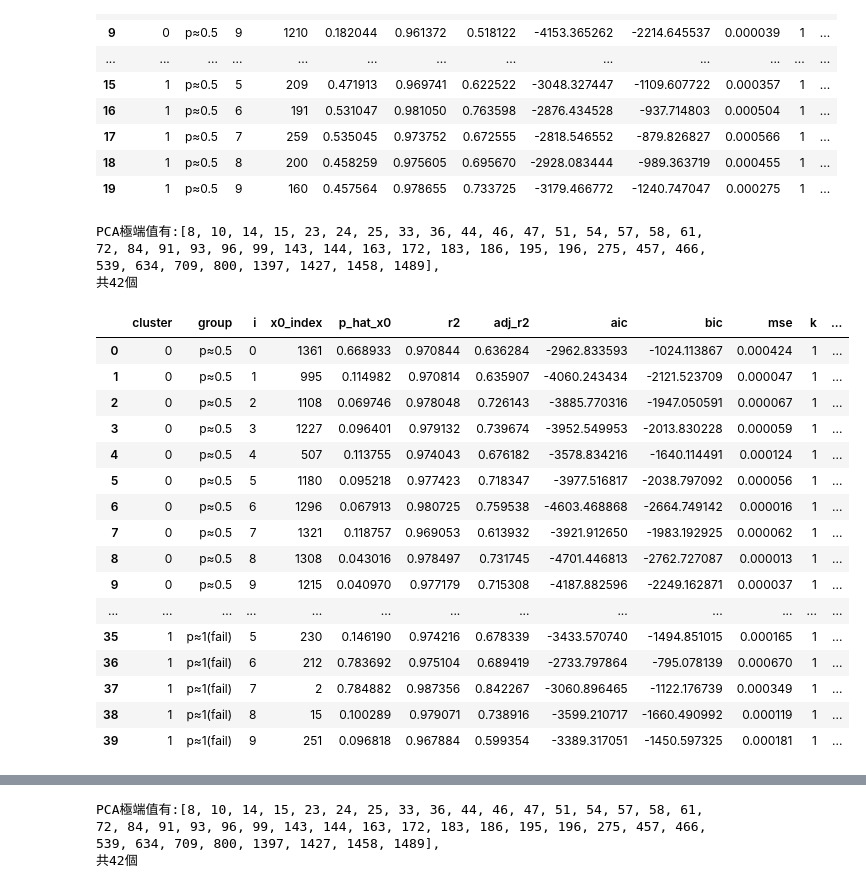
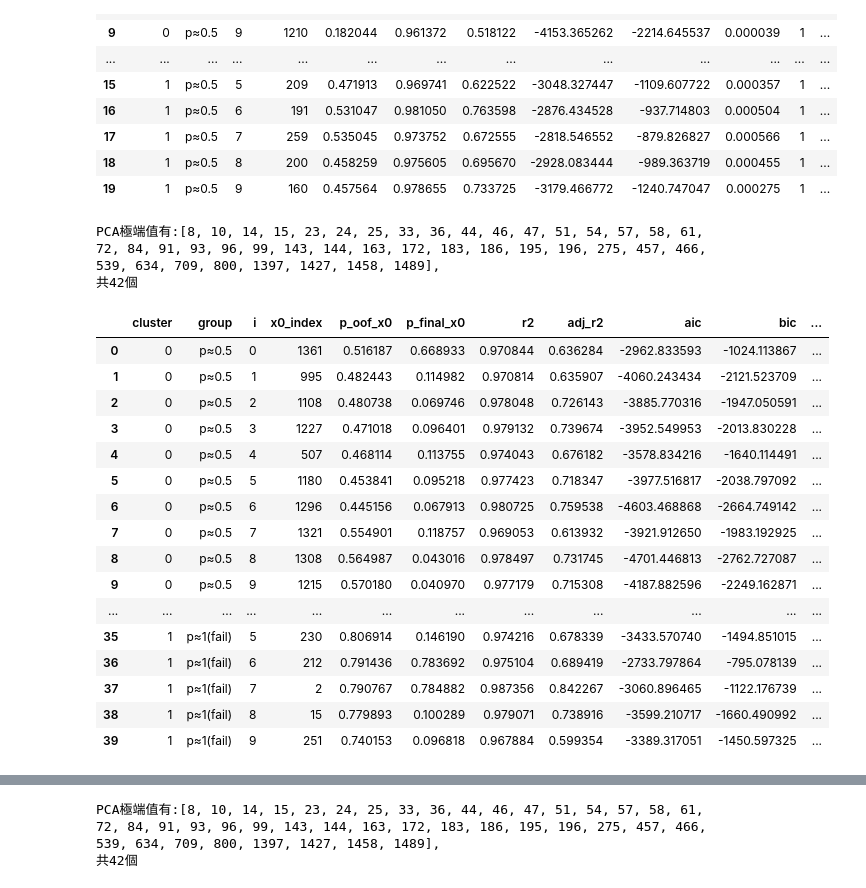
Before and after one commit to JackHuang0125/WHAT_I_DID, a Jupyter notebook: 0 Meeting/0_PAPER_1150107.ipynb, the cells around one changed output, grey strips where cells are left out. Saved outputs shown, nothing was run; the diff lists cells and outputs as text; code cells hidden in the pictures.

```diff
--- a/0 Meeting/0_PAPER_1150107.ipynb
+++ b/0 Meeting/0_PAPER_1150107.ipynb
@@ -531,7 +531,7 @@ def pick_x0_indices(p, target, topk=10, min_p=None):
 # ========= per-cluster local surrogate =========
 def run_local_surrogates_per_cluster(
     X_all_df, c_all, blackbox_by_c, p_hat_oof,
-    n_samples=500, delta=0.5, topk=10, random_state=42
+    n_samples=2000, delta=0.5, topk=10, random_state=42
 ):
     all_infos = []
 
@@ -566,7 +566,13 @@ def run_local_surrogates_per_cluster(
                 info["group"]     = tag
                 info["i"]         = int(j)
                 info["x0_index"]  = global_idx
-                info["p_hat_x0"]  = float(info["y_blackbox"][0])
+                # ===== 對齊：把「挑點用的 OOF 機率」寫進來 =====
+                info["p_oof_x0"]   = float(p_hat_c[pos])
+                # info["p_hat_x0"]  = float(info["y_blackbox"][0])
+
+                # ===== 額外留一個：最終 blackbox 在 x0 的機率（與 OOF 可能不同）=====
+                info["p_final_x0"] = float(m.predict_proba(x0.reshape(1, -1))[:, 1][0])
+
                 infos.append(info)
             return infos
 
@@ -584,48 +590,55 @@ infos_all = run_local_surrogates_per_cluster(
     delta=0.5,
     topk=10,
     random_state=42
 )
 
 # ========= metrics 表 =========
 def infos_to_metrics_df(infos):
     rows = []
     for d in infos:
         rows.append({
             "cluster": d.get("cluster", None),
             "group": d.get("group", None),
             "i": d.get("i", None),
             "x0_index": d.get("x0_index", None),
-            "p_hat_x0": d.get("p_hat_x0", np.nan),
+
+            # 對齊後：主欄位用 OOF
+            "p_oof_x0": d.get("p_oof_x0", np.nan),
+            # "p_hat_x0": d.get("p_hat_x0", np.nan),
+
+            # 保留最終模型機率供比較
+            "p_final_x0": d.get("p_final_x0", np.nan),
+
             "r2": d.get("r2", np.nan),
             "adj_r2": d.get("adj_r2", np.nan),
             "aic": d.get("aic", np.nan),
             "bic": d.get("bic", np.nan),
             "mse": d.get("mse", np.nan),
             "k": d.get("k", None),
             "delta": d.get("delta", None),
             "mode": d.get("mode", None),
         })
     return pd.DataFrame(rows).sort_values(["cluster", "group", "i"]).reset_index(drop=True)
 
 df_metrics = infos_to_metrics_df(infos_all)
 df_metrics
 # %% [output]
 PCA極端值有:[8, 10, 14, 15, 23, 24, 25, 33, 36, 44, 46, 47, 51, 54, 57, 58, 61, 72, 84, 91, 93, 96, 99, 143, 144, 163, 172, 183, 186, 195, 196, 275, 457, 466, 539, 634, 709, 800, 1397, 1427, 1458, 1489],
 共42個
-|  | cluster | group | i | x0_index | p_hat_x0 | r2 | adj_r2 | aic | bic | mse | k | ... |
-| 0 | 0 | p≈0.5 | 0 | 1361 | 0.668933 | 0.970844 | 0.636284 | -2962.833593 | -1024.113867 | 0.000424 | 1 | ... |
-| 1 | 0 | p≈0.5 | 1 | 995 | 0.114982 | 0.970814 | 0.635907 | -4060.243434 | -2121.523709 | 0.000047 | 1 | ... |
-| 2 | 0 | p≈0.5 | 2 | 1108 | 0.069746 | 0.978048 | 0.726143 | -3885.770316 | -1947.050591 | 0.000067 | 1 | ... |
-| 3 | 0 | p≈0.5 | 3 | 1227 | 0.096401 | 0.979132 | 0.739674 | -3952.549953 | -2013.830228 | 0.000059 | 1 | ... |
-| 4 | 0 | p≈0.5 | 4 | 507 | 0.113755 | 0.974043 | 0.676182 | -3578.834216 | -1640.114491 | 0.000124 | 1 | ... |
-| 5 | 0 | p≈0.5 | 5 | 1180 | 0.095218 | 0.977423 | 0.718347 | -3977.516817 | -2038.797092 | 0.000056 | 1 | ... |
-| 6 | 0 | p≈0.5 | 6 | 1296 | 0.067913 | 0.980725 | 0.759538 | -4603.468868 | -2664.749142 | 0.000016 | 1 | ... |
-| 7 | 0 | p≈0.5 | 7 | 1321 | 0.118757 | 0.969053 | 0.613932 | -3921.912650 | -1983.192925 | 0.000062 | 1 | ... |
-| 8 | 0 | p≈0.5 | 8 | 1308 | 0.043016 | 0.978497 | 0.731745 | -4701.446813 | -2762.727087 | 0.000013 | 1 | ... |
-| 9 | 0 | p≈0.5 | 9 | 1215 | 0.040970 | 0.977179 | 0.715308 | -4187.882596 | -2249.162871 | 0.000037 | 1 | ... |
-| ... | ... | ... | ... | ... | ... | ... | ... | ... | ... | ... | ... | ... |
-| 35 | 1 | p≈1(fail) | 5 | 230 | 0.146190 | 0.974216 | 0.678339 | -3433.570740 | -1494.851015 | 0.000165 | 1 | ... |
-| 36 | 1 | p≈1(fail) | 6 | 212 | 0.783692 | 0.975104 | 0.689419 | -2733.797864 | -795.078139 | 0.000670 | 1 | ... |
-| 37 | 1 | p≈1(fail) | 7 | 2 | 0.784882 | 0.987356 | 0.842267 | -3060.896465 | -1122.176739 | 0.000349 | 1 | ... |
-| 38 | 1 | p≈1(fail) | 8 | 15 | 0.100289 | 0.979071 | 0.738916 | -3599.210717 | -1660.490992 | 0.000119 | 1 | ... |
-| 39 | 1 | p≈1(fail) | 9 | 251 | 0.096818 | 0.967884 | 0.599354 | -3389.317051 | -1450.597325 | 0.000181 | 1 | ... |
+|  | cluster | group | i | x0_index | p_oof_x0 | p_final_x0 | r2 | adj_r2 | aic | bic | ... |
+| 0 | 0 | p≈0.5 | 0 | 1361 | 0.516187 | 0.668933 | 0.970844 | 0.636284 | -2962.833593 | -1024.113867 | ... |
+| 1 | 0 | p≈0.5 | 1 | 995 | 0.482443 | 0.114982 | 0.970814 | 0.635907 | -4060.243434 | -2121.523709 | ... |
+| 2 | 0 | p≈0.5 | 2 | 1108 | 0.480738 | 0.069746 | 0.978048 | 0.726143 | -3885.770316 | -1947.050591 | ... |
+| 3 | 0 | p≈0.5 | 3 | 1227 | 0.471018 | 0.096401 | 0.979132 | 0.739674 | -3952.549953 | -2013.830228 | ... |
+| 4 | 0 | p≈0.5 | 4 | 507 | 0.468114 | 0.113755 | 0.974043 | 0.676182 | -3578.834216 | -1640.114491 | ... |
+| 5 | 0 | p≈0.5 | 5 | 1180 | 0.453841 | 0.095218 | 0.977423 | 0.718347 | -3977.516817 | -2038.797092 | ... |
+| 6 | 0 | p≈0.5 | 6 | 1296 | 0.445156 | 0.067913 | 0.980725 | 0.759538 | -4603.468868 | -2664.749142 | ... |
+| 7 | 0 | p≈0.5 | 7 | 1321 | 0.554901 | 0.118757 | 0.969053 | 0.613932 | -3921.912650 | -1983.192925 | ... |
+| 8 | 0 | p≈0.5 | 8 | 1308 | 0.564987 | 0.043016 | 0.978497 | 0.731745 | -4701.446813 | -2762.727087 | ... |
+| 9 | 0 | p≈0.5 | 9 | 1215 | 0.570180 | 0.040970 | 0.977179 | 0.715308 | -4187.882596 | -2249.162871 | ... |
+| ... | ... | ... | ... | ... | ... | ... | ... | ... | ... | ... | ... |
+| 35 | 1 | p≈1(fail) | 5 | 230 | 0.806914 | 0.146190 | 0.974216 | 0.678339 | -3433.570740 | -1494.851015 | ... |
+| 36 | 1 | p≈1(fail) | 6 | 212 | 0.791436 | 0.783692 | 0.975104 | 0.689419 | -2733.797864 | -795.078139 | ... |
+| 37 | 1 | p≈1(fail) | 7 | 2 | 0.790767 | 0.784882 | 0.987356 | 0.842267 | -3060.896465 | -1122.176739 | ... |
+| 38 | 1 | p≈1(fail) | 8 | 15 | 0.779893 | 0.100289 | 0.979071 | 0.738916 | -3599.210717 | -1660.490992 | ... |
+| 39 | 1 | p≈1(fail) | 9 | 251 | 0.740153 | 0.096818 | 0.967884 | 0.599354 | -3389.317051 | -1450.597325 | ... |
```
Also changed, not shown: parts of 2 cells of this notebook, 17 other files.
